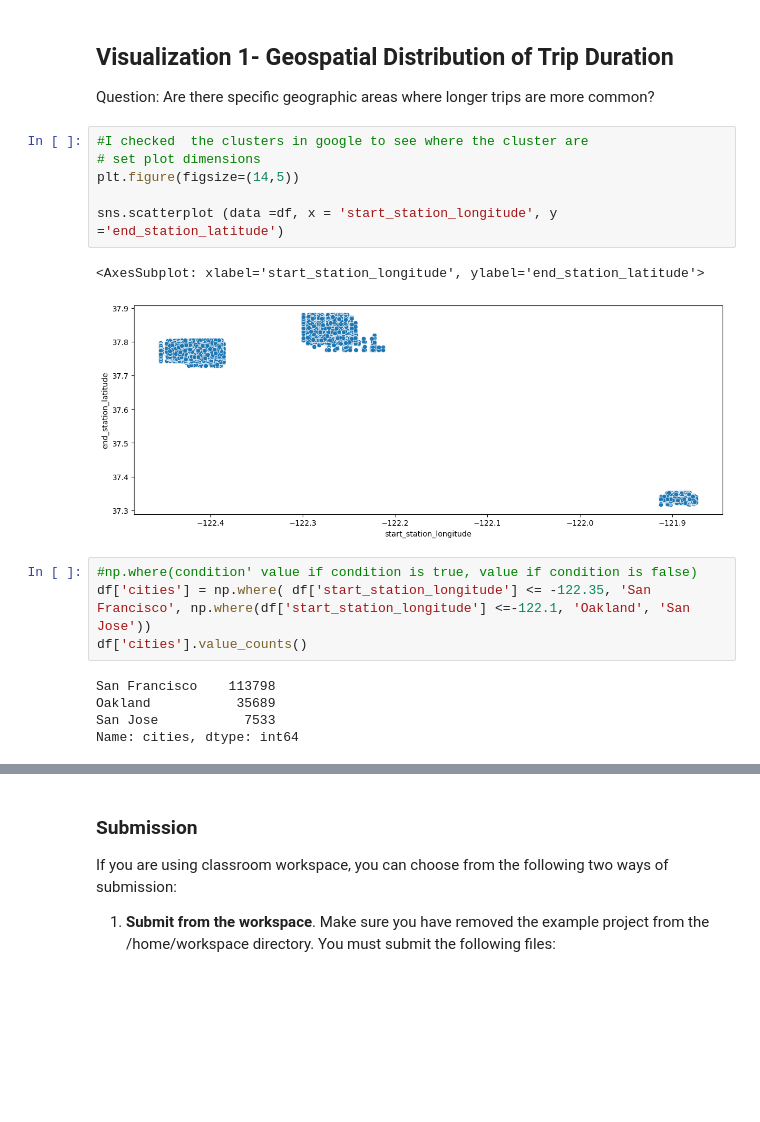
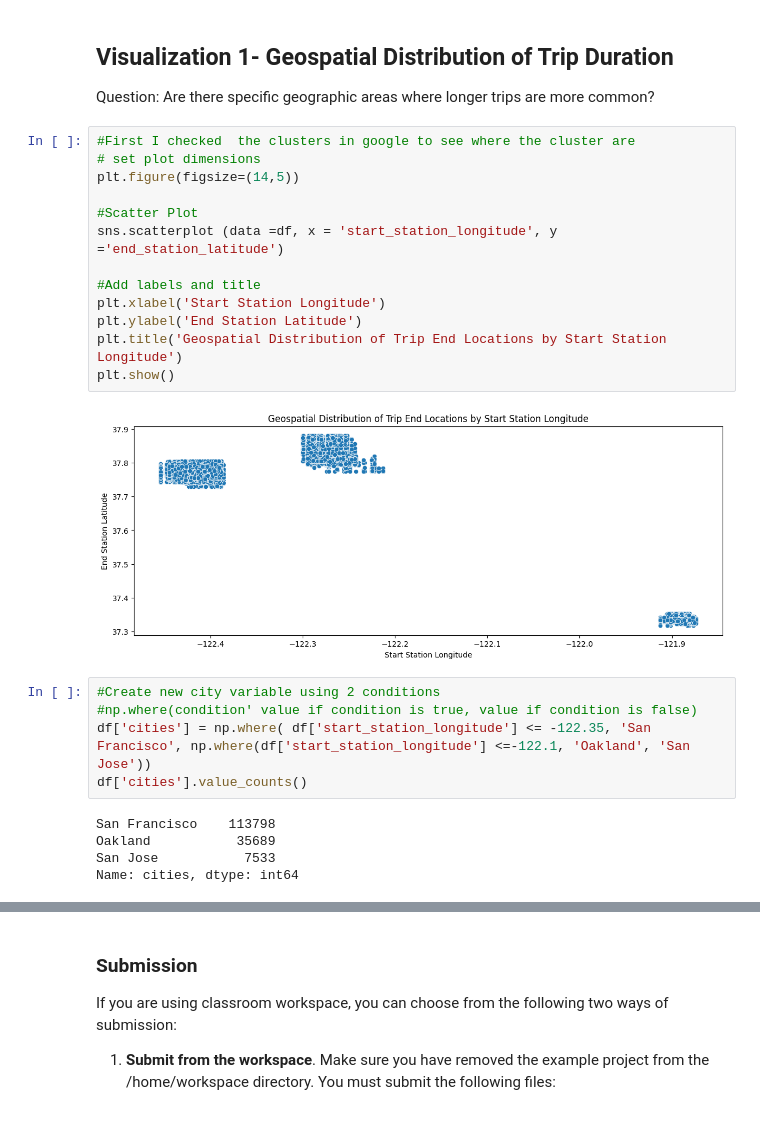
Before and after one commit to naamabenita/part-2, a Jupyter notebook: Part_II_explanatory_template.ipynb, the cells around one changed output, grey strips where cells are left out. Drawn from its saved outputs; the diff is of its cells as text; blank space fills up the shorter version.

```diff
--- a/Part_II_explanatory_template.ipynb
+++ b/Part_II_explanatory_template.ipynb
@@ -165,15 +165,22 @@ df = df[df['member_gender'].isin(['Male', 'Female'])].dropna(subset=['member_gen
 ## Visualization 1- Geospatial Distribution of Trip Duration
 Question: Are there specific geographic areas where longer trips are more common?
 # %%
-#I checked  the clusters in google to see where the cluster are
+#First I checked  the clusters in google to see where the cluster are
 # set plot dimensions
 plt.figure(figsize=(14,5))
 
+#Scatter Plot
 sns.scatterplot (data =df, x = 'start_station_longitude', y ='end_station_latitude')
+
+#Add labels and title
+plt.xlabel('Start Station Longitude')
+plt.ylabel('End Station Latitude')
+plt.title('Geospatial Distribution of Trip End Locations by Start Station Longitude')
+plt.show()
 # %% [output]
-<AxesSubplot: xlabel='start_station_longitude', ylabel='end_station_latitude'>
-[figure, old version]
+[figure, new version]
 # %%
+#Create new city variable using 2 conditions
 #np.where(condition' value if condition is true, value if condition is false)
 df['cities'] = np.where( df['start_station_longitude'] <= -122.35, 'San Francisco', np.where(df['start_station_longitude'] <=-122.1, 'Oakland', 'San Jose'))
 df['cities'].value_counts()
```
Also changed, not shown: parts of 11 cells of this notebook.
